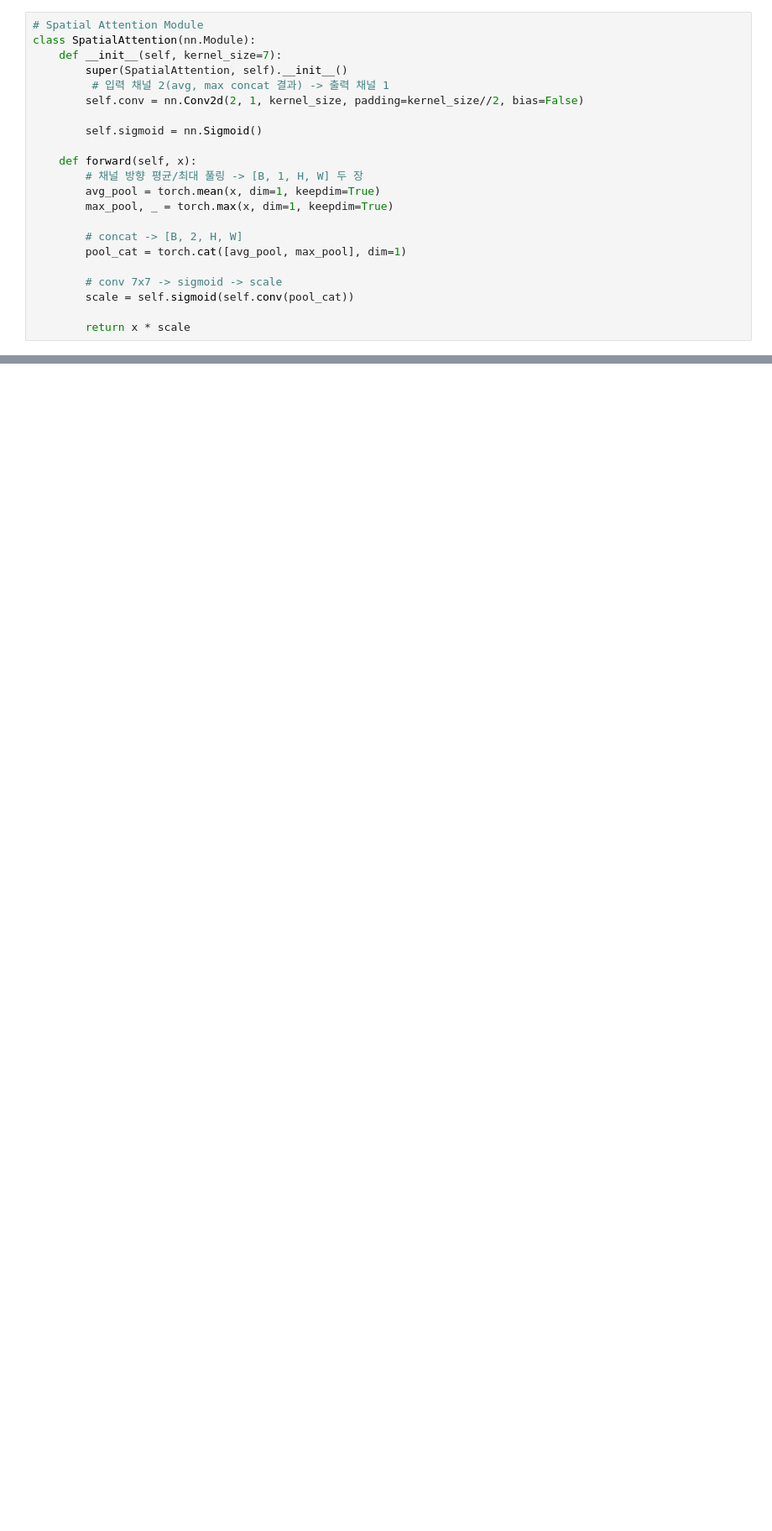
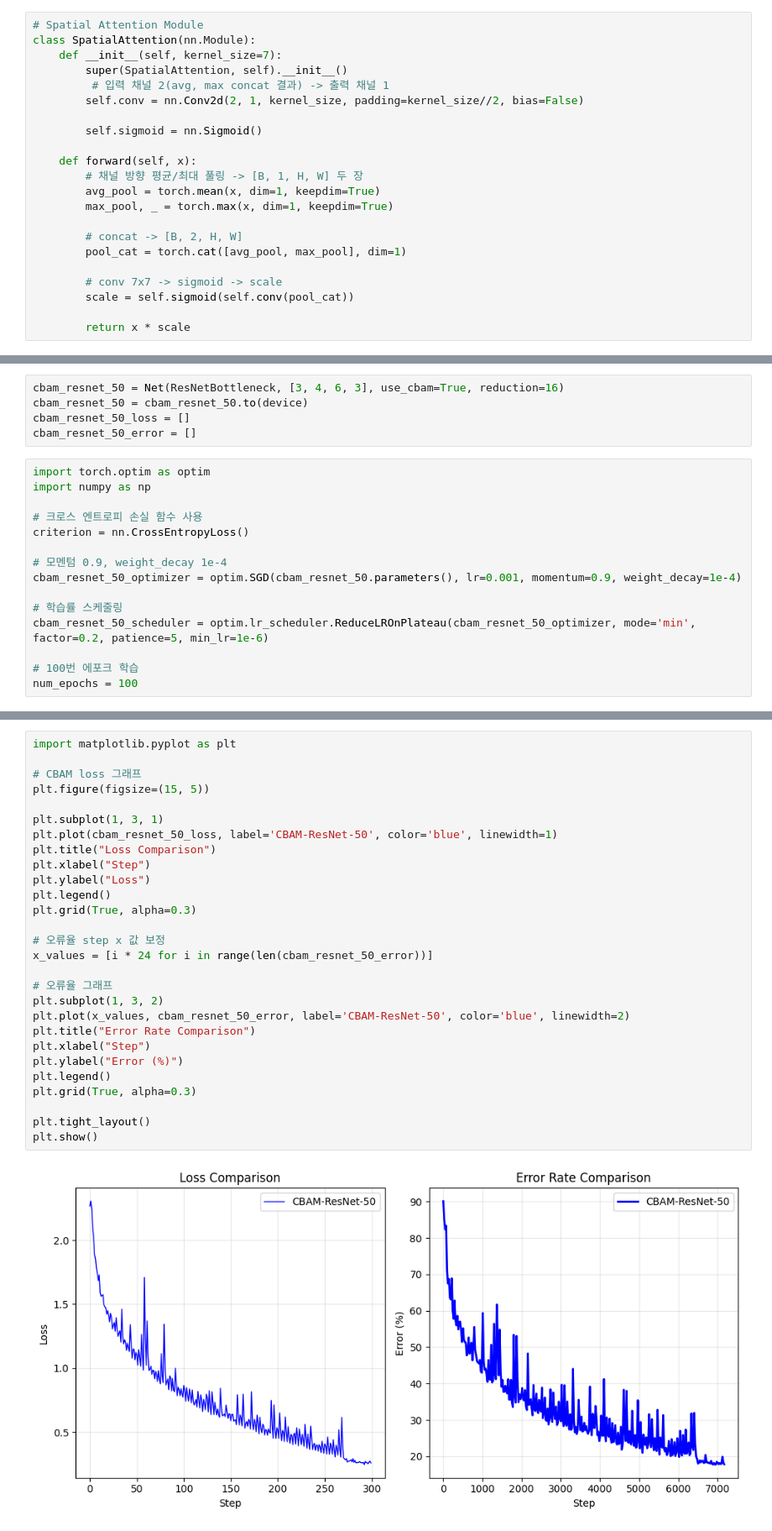
Before and after one commit to Donghyeon-Shin/learning_AI, a Jupyter notebook: Architectures/CBAM/model.ipynb, the cells around one changed output, grey strips where cells are left out. Shown at 84% size. Cells and saved outputs as stored; diff of their text form; blank space fills up the shorter version.

Commit message:
feat : CBAM-ResNet-50 Epoch 100 학습

```diff
--- a/Architectures/CBAM/model.ipynb
+++ b/Architectures/CBAM/model.ipynb
@@ -136,0 +208,20 @@ class CBAM(nn.Module):
+# %%
+cbam_resnet_50 = Net(ResNetBottleneck, [3, 4, 6, 3], use_cbam=True, reduction=16)
+cbam_resnet_50 = cbam_resnet_50.to(device)
+cbam_resnet_50_loss = []
+cbam_resnet_50_error = []
+# %%
+import torch.optim as optim
+import numpy as np
+
+# 크로스 엔트로피 손실 함수 사용
+criterion = nn.CrossEntropyLoss()
+
+# 모멘텀 0.9, weight_decay 1e-4
+cbam_resnet_50_optimizer = optim.SGD(cbam_resnet_50.parameters(), lr=0.001, momentum=0.9, weight_decay=1e-4)
+
+# 학습률 스케줄링
+cbam_resnet_50_scheduler = optim.lr_scheduler.ReduceLROnPlateau(cbam_resnet_50_optimizer, mode='min', factor=0.2, patience=5, min_lr=1e-6)
+
+# 100번 에포크 학습
+num_epochs = 100
@@ -136,0 +325,30 @@ class CBAM(nn.Module):
+# %%
+import matplotlib.pyplot as plt
+
+# CBAM loss 그래프
+plt.figure(figsize=(15, 5))
+
+plt.subplot(1, 3, 1)
+plt.plot(cbam_resnet_50_loss, label='CBAM-ResNet-50', color='blue', linewidth=1)
+plt.title("Loss Comparison")
+plt.xlabel("Step")
+plt.ylabel("Loss")
+plt.legend()
+plt.grid(True, alpha=0.3)
+
+# 오류율 step x 값 보정
+x_values = [i * 24 for i in range(len(cbam_resnet_50_error))]
+
+# 오류율 그래프
+plt.subplot(1, 3, 2)
+plt.plot(x_values, cbam_resnet_50_error, label='CBAM-ResNet-50', color='blue', linewidth=2)
+plt.title("Error Rate Comparison")
+plt.xlabel("Step")
+plt.ylabel("Error (%)")
+plt.legend()
+plt.grid(True, alpha=0.3)
+
+plt.tight_layout()
+plt.show()
+# %% [output]
+[figure, added]
```
Also changed, not shown: parts of 9 cells of this notebook.
